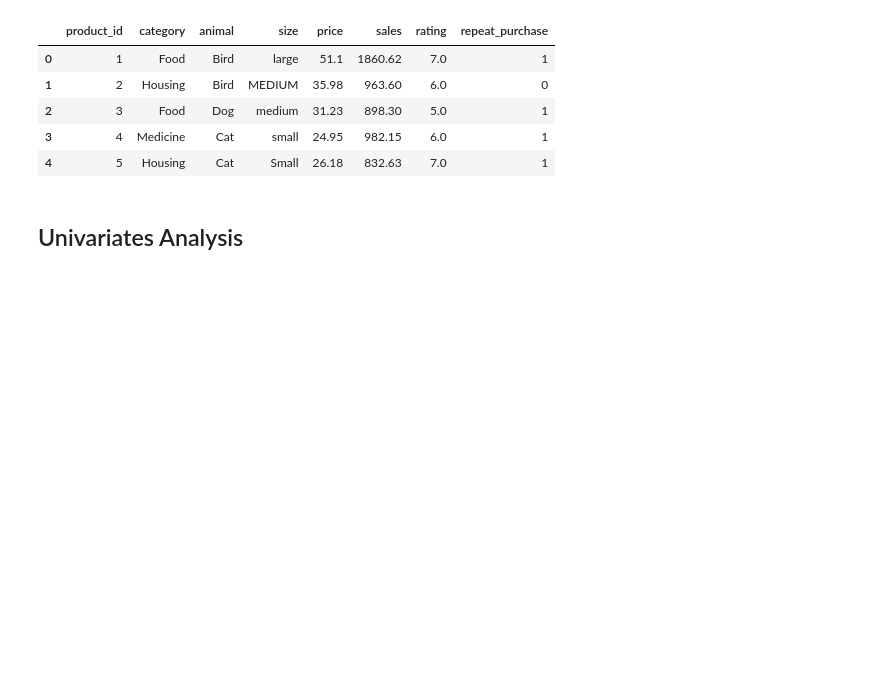
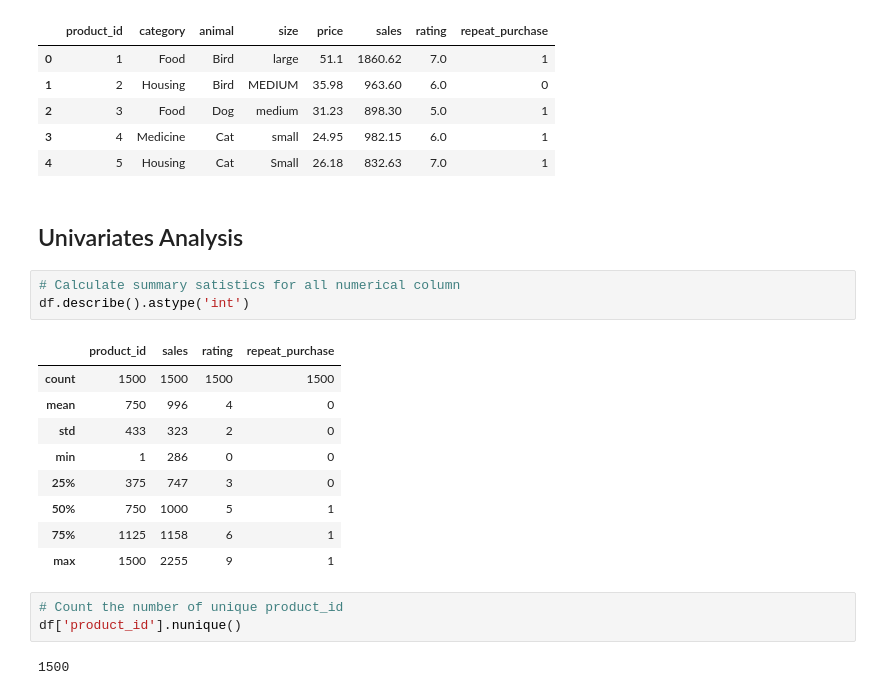
Before and after one commit to LoveRedemption/Pet_supply_analysis, a Jupyter notebook: Pet_Box.ipynb, the cells around one changed output. Saved outputs shown, nothing was run; the diff lists cells and outputs as text; blank space fills up the shorter version.

```diff
--- a/Pet_Box.ipynb
+++ b/Pet_Box.ipynb
@@ -248,3 +248,21 @@ df.head()
 | 4 | 5 | Housing | Cat | Small | 26.18 | 832.63 | 7.0 | 1 |
 # %% [markdown]
 ## Univariates Analysis
+# %%
+# Calculate summary satistics for all numerical column
+df.describe().astype('int')
+# %% [output]
+|  | product_id | sales | rating | repeat_purchase |
+| count | 1500 | 1500 | 1500 | 1500 |
+| mean | 750 | 996 | 4 | 0 |
+| std | 433 | 323 | 2 | 0 |
+| min | 1 | 286 | 0 | 0 |
+| 25% | 375 | 747 | 3 | 0 |
+| 50% | 750 | 1000 | 5 | 1 |
+| 75% | 1125 | 1158 | 6 | 1 |
+| max | 1500 | 2255 | 9 | 1 |
+# %%
+# Count the number of unique product_id
+df['product_id'].nunique()
+# %% [output]
+1500
```
Also changed, not shown: parts of 7 cells of this notebook.
